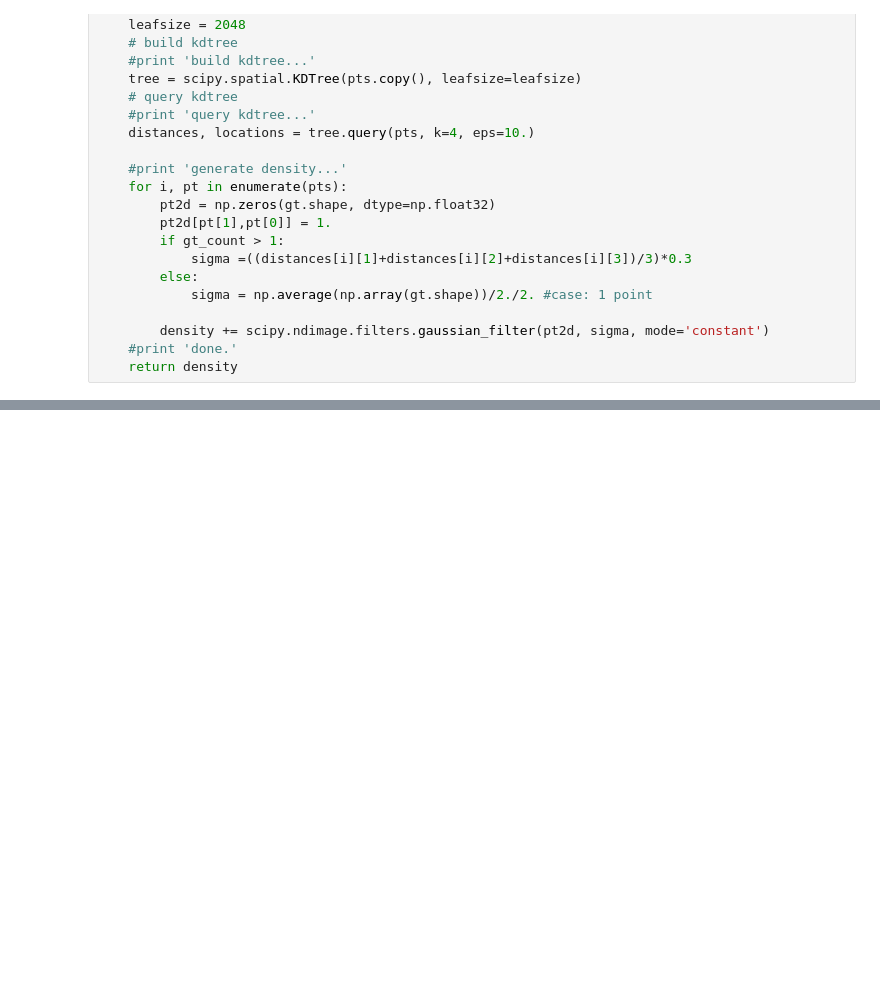
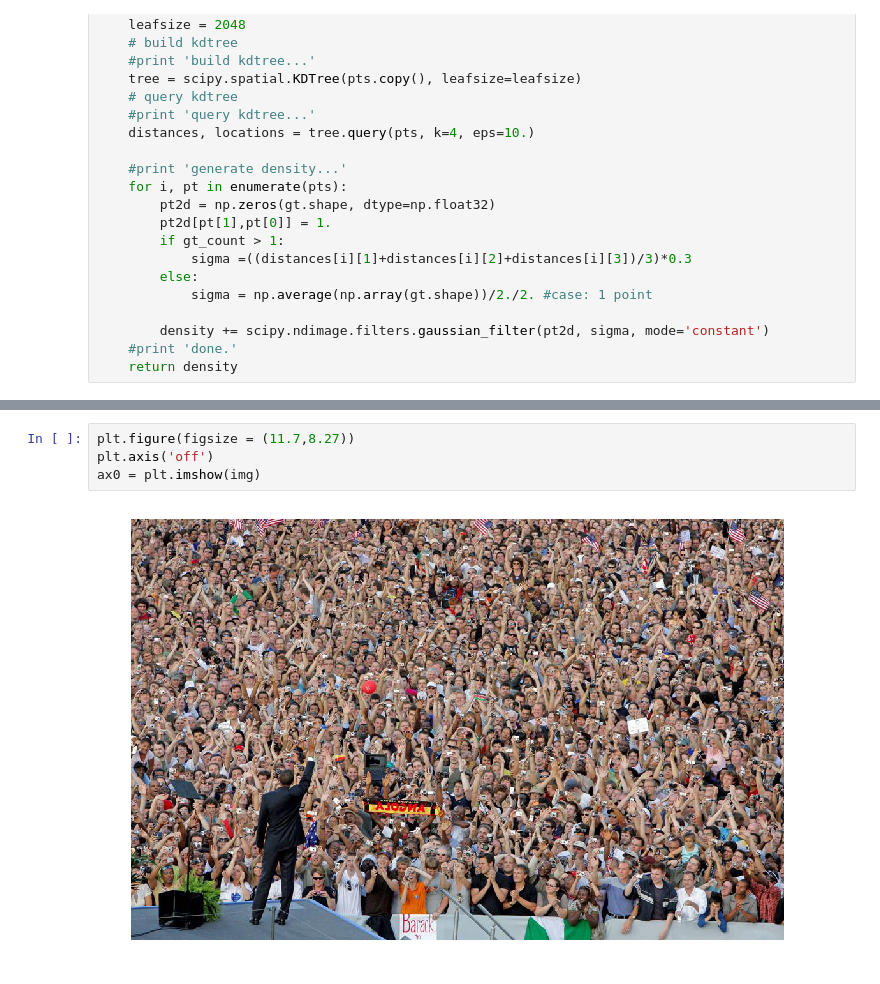
Before and after one commit to Just-Deep-Learn-It/BergersComptentMoutons, a Jupyter notebook: Data_vizualization.ipynb, the cells around one changed output, grey strips where cells are left out. Saved outputs shown, nothing was run; the diff lists cells and outputs as text; blank space fills up the shorter version.

```diff
--- a/Data_vizualization.ipynb
+++ b/Data_vizualization.ipynb
@@ -66 +64,7 @@ number of persons: 271
+# %%
+plt.figure(figsize = (11.7,8.27))
+plt.axis('off')
+ax0 = plt.imshow(img)
+# %% [output]
+[figure, added]
 # %%
```
Also changed, not shown: parts of 3 cells of this notebook.
